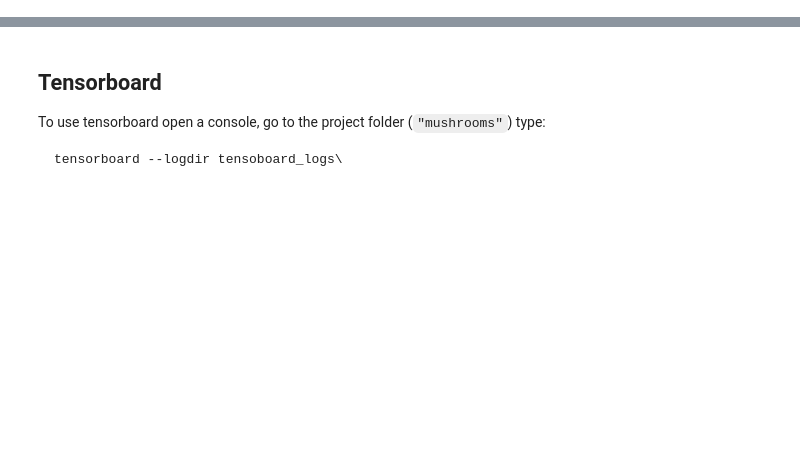
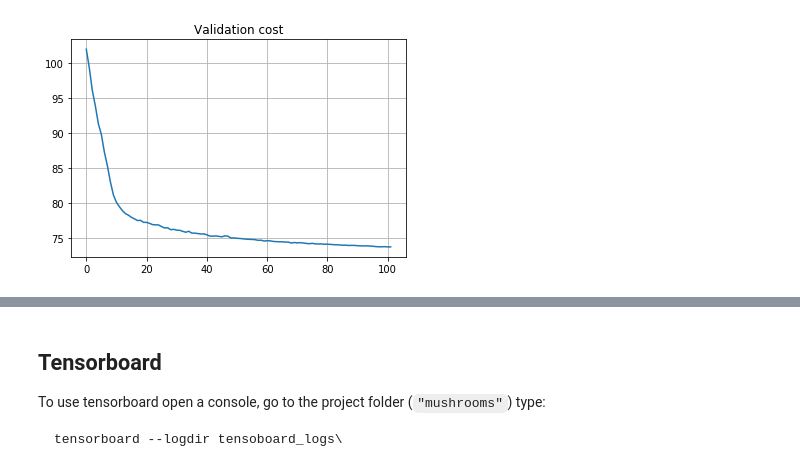
Before and after one commit to fiquinho/neural-network-projects, a Jupyter notebook: mushrooms/mushrooms_tensorflow.ipynb, the cells around one changed output, grey strips where cells are left out. Cells and saved outputs as stored; diff of their text form; code cells hidden in the pictures; blank space fills up the shorter version.

```diff
--- a/mushrooms/mushrooms_tensorflow.ipynb
+++ b/mushrooms/mushrooms_tensorflow.ipynb
@@ -142,0 +363,6 @@ Validation cost = 476.5534362792969 - Validation accuracy = 99.01477832512316%
+# %%
+plt.plot(range(len(validation_costs)), validation_costs)
+plt.title("Validation cost")
+plt.grid()
+# %% [output]
+[figure, added]
```
Also changed, not shown: parts of 51 cells of this notebook, 1 other file.
